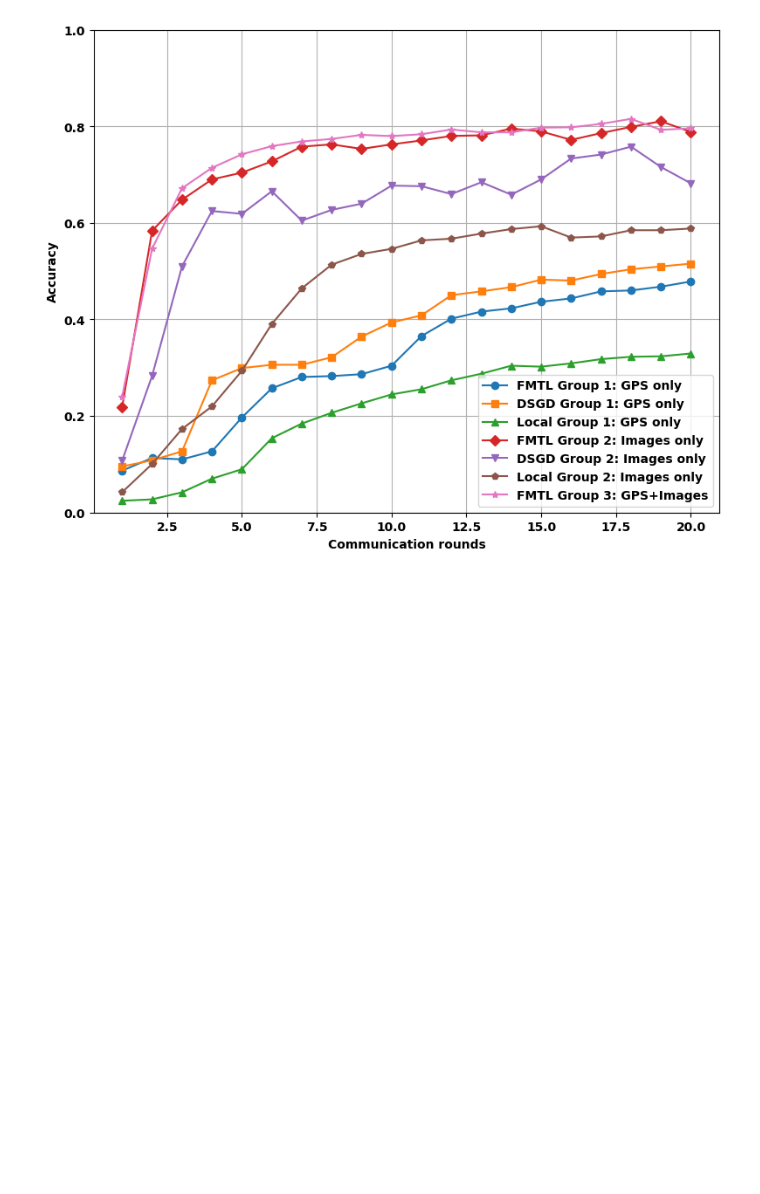
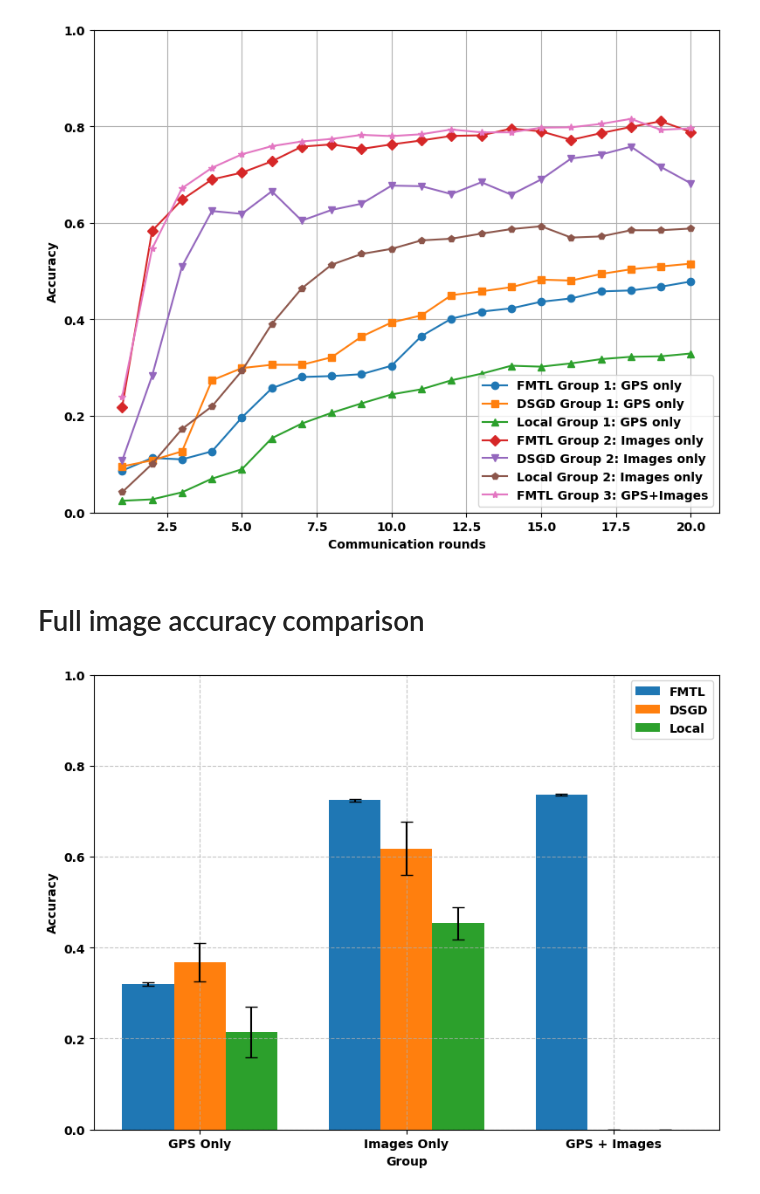
Before and after one commit to abdulmomen-ghalkha/Multimodal, a Jupyter notebook: plots/plot.ipynb, the cells around one changed output. Saved outputs shown, nothing was run; the diff lists cells and outputs as text; code cells hidden in the pictures; blank space fills up the shorter version.

Commit message:
Add drone results

```diff
--- a/plots/plot.ipynb
+++ b/plots/plot.ipynb
@@ -155,6 +157,7 @@ metrics_directory = "./"
 fmtl_metrics_file = f'{metrics_directory}FMTL_metrics_randn_P_adam.json'
 dsgd_metrics_file = f'{metrics_directory}DSGD_results_adam.json'
 local_metrics_file = f'{metrics_directory}local_drone.json'
+centralized_metrics_file = f'{metrics_directory}centralized_drone.json'
 
 # Load the metrics from JSON files
 def load_json(filepath):
@@ -164,20 +167,27 @@ def load_json(filepath):
 fmtl_metrics = load_json(fmtl_metrics_file)
 dsgd_metrics = load_json(dsgd_metrics_file)
 local_metrics = load_json(local_metrics_file)
+centralized_metrics = load_json(centralized_metrics_file)
 
 # Convert metrics to numpy arrays
 fmtl_group_val_loss_histories = {k: np.array(v) for k, v in fmtl_metrics['group_val_loss_mean'].items()}
 fmtl_group_val_accuracy_histories = {k: np.array(v) for k, v in fmtl_metrics['group_val_acc_mean'].items()}
-
-# Standard deviations
-fmtl_group_val_loss_std = {k: np.array(v) for k, v in fmtl_metrics['group_val_loss_std'].items()}
-fmtl_group_val_acc_std = {k: np.array(v) for k, v in fmtl_metrics['group_val_acc_std'].items()}
-
 # Load DSGD and Local metrics
 dsgd_group_val_loss_histories = {k: np.array(v) for k, v in dsgd_metrics['group_val_loss_mean'].items() if k != '3'}
 dsgd_group_val_accuracy_histories = {k: np.array(v) for k, v in dsgd_metrics['group_val_acc_mean'].items() if k != '3'}
 local_group_val_loss_histories = {k: np.array(v) for k, v in local_metrics['group_val_loss_mean'].items() if k != '3'}
 local_group_val_accuracy_histories = {k: np.array(v) for k, v in local_metrics['group_val_acc_mean'].items() if k != '3'}
+central_group_val_loss_histories = {k: np.array(v) for k, v in centralized_metrics['group_val_loss_mean'].items()}
+central_group_val_accuracy_histories = {k: np.array(v) for k, v in centralized_metrics['group_val_acc_mean'].items()}
+
+
+# Standard deviations
+fmtl_group_val_loss_std = {k: np.array(v) for k, v in fmtl_metrics['group_val_loss_std'].items()}
+fmtl_group_val_acc_std = {k: np.array(v) for k, v in fmtl_metrics['group_val_acc_std'].items()}
+dsgd_group_val_acc_std = {k: np.array(v) for k, v in dsgd_metrics['group_val_acc_std'].items()}
+local_group_val_acc_std = {k: np.array(v) for k, v in local_metrics['group_val_acc_std'].items()}
+central_group_val_acc_std = {k: np.array(v) for k, v in centralized_metrics['group_val_acc_std'].items()}
+central_group_val_loss_std = {k: np.array(v) for k, v in centralized_metrics['group_val_loss_std'].items()}
 
 # Rename groups
 group_names = {'1': 'Group 1: GPS only', '2': 'Group 2: Images only', '3': 'Group 3: GPS+Images'}
@@ -231,9 +241,61 @@ plt.ylabel("Accuracy")
 plt.ylim([0, 1])  # Accuracy should be between 0 and 1
 plt.legend(loc='lower right')
 plt.grid()
-plt.savefig('Acuracy_drone_iid_full_images.pdf')
+plt.savefig('Acuracy_drone_curve_full_images.pdf')
 
 plt.tight_layout()
 plt.show()
 # %% [output]
 [figure]
+# %% [markdown]
+# Full image accuracy comparison
+# %%
+import numpy as np
+import matplotlib.pyplot as plt
+
+# Calculate mean and std for GPS-only, Images-only, and GPS+Images groups
+groups = ['1', '2', '3']  # GPS-only, Images-only, GPS+Images
+algorithms = ['Centralized', 'FMTL', 'DSGD', 'Local']
+
+means = {algo: [] for algo in algorithms}
+stds = {algo: [] for algo in algorithms}
+
+for group in groups:
+    for algo in algorithms:
+        if algo == 'FMTL' and group in fmtl_group_val_accuracy_histories:
+            mean_acc = np.mean(fmtl_group_val_accuracy_histories[group])
+            std_acc = np.mean(fmtl_group_val_acc_std[group])
+        elif algo == 'DSGD' and group in dsgd_group_val_accuracy_histories:
+            mean_acc = np.mean(dsgd_group_val_accuracy_histories[group])
+            std_acc = np.mean(dsgd_group_val_acc_std[group])
+        elif algo == 'Local' and group in local_group_val_accuracy_histories:
+            mean_acc = np.mean(local_group_val_accuracy_histories[group])
+            std_acc = np.mean(local_group_val_acc_std[group])
+        else:
+            mean_acc = 0
+            std_acc = 0
+        means[algo].append(mean_acc)
+        stds[algo].append(std_acc)
+
+# Bar plot
+x_labels = ['GPS Only', 'Images Only', 'GPS + Images']
+x = np.arange(len(x_labels))
+width = 0.25
+
+plt.figure(figsize=(8, 6))
+plt.bar(x - width, means['FMTL'], width, yerr=stds['FMTL'], label='FMTL', capsize=5, color=colors[0])
+plt.bar(x, means['DSGD'], width, yerr=stds['DSGD'], label='DSGD', capsize=5, color=colors[1])
+plt.bar(x + width, means['Local'], width, yerr=stds['Local'], label='Local', capsize=5, color=colors[2])
+
+plt.xlabel('Group')
+plt.ylabel('Accuracy')
+#plt.title('Accuracy Comparison (GPS, Images, GPS + Images)')
+plt.xticks(x, x_labels)
+plt.ylim(0, 1)
+plt.grid(False, linestyle='--', alpha=0.7)
+plt.legend(loc='best')
+plt.tight_layout()
+#plt.savefig('accuracy_comparison_barplot.pdf')
+plt.show()
+# %% [output]
+[figure, added]
```
Also changed, not shown: parts of 9 cells of this notebook, 12 other files.
